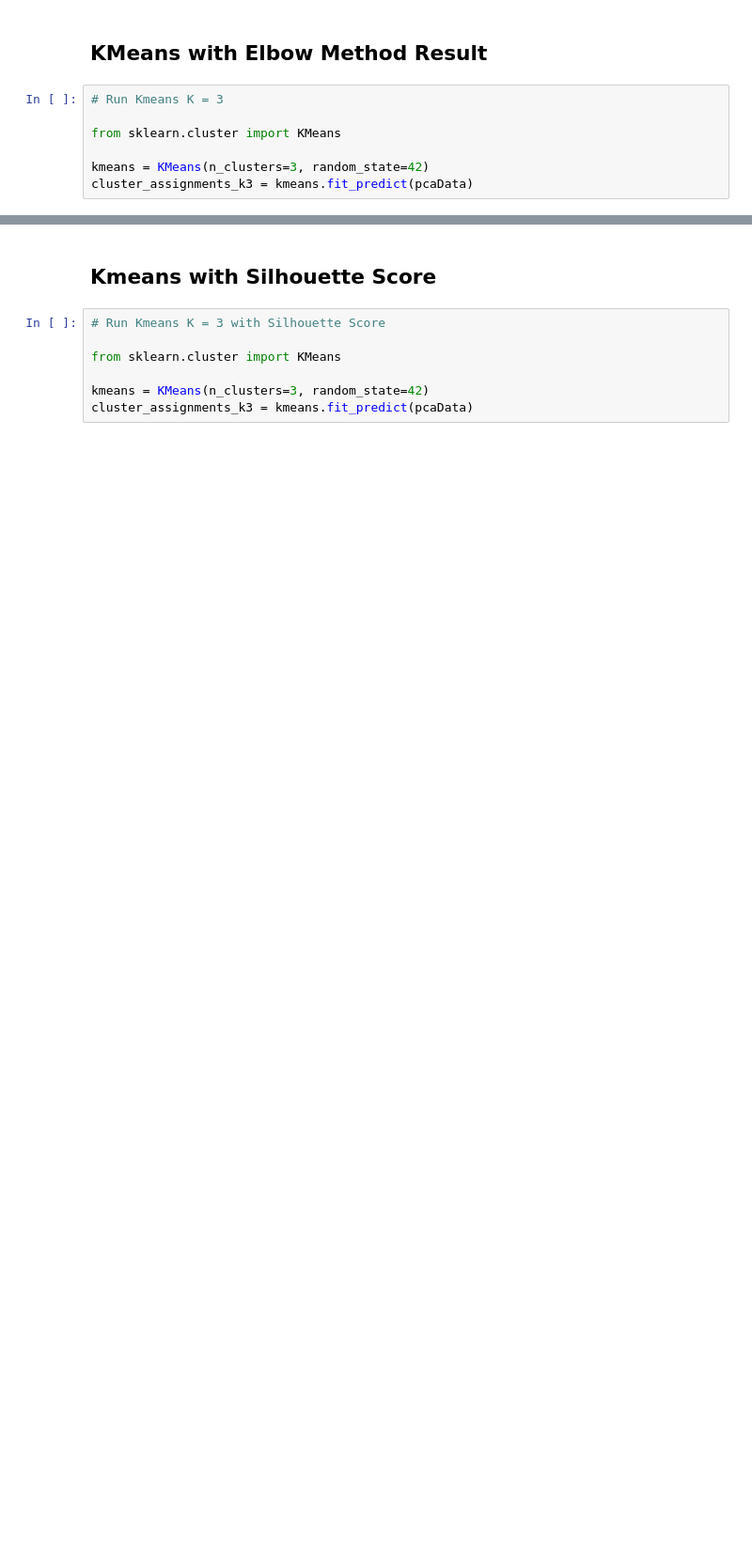
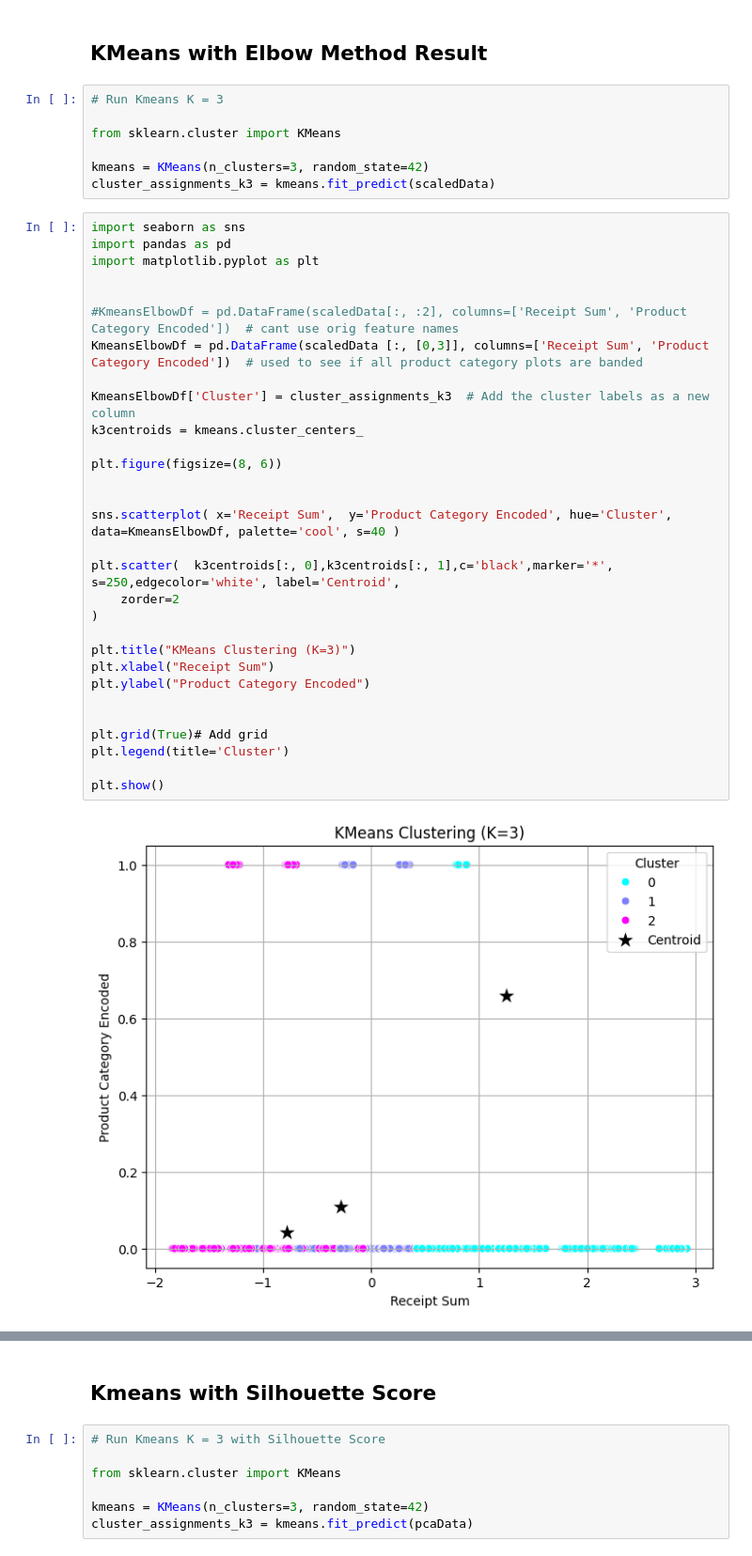
Before and after one commit to Farzins-Lab/Data-Mining-and-Analytics-Final-Project, a Jupyter notebook: Final_Version_Without_PCA_Final_Clustering_Implementations_(7).ipynb, the cells around one changed output, grey strips where cells are left out. Shown at 94% size. Drawn from its saved outputs; the diff is of its cells as text; blank space fills up the shorter version.

```diff
--- a/Final_Version_Without_PCA_Final_Clustering_Implementations_(7).ipynb
+++ b/Final_Version_Without_PCA_Final_Clustering_Implementations_(7).ipynb
@@ -162,4 +172,36 @@ plt.show()
 from sklearn.cluster import KMeans
 
 kmeans = KMeans(n_clusters=3, random_state=42)
-cluster_assignments_k3 = kmeans.fit_predict(pcaData)
+cluster_assignments_k3 = kmeans.fit_predict(scaledData)
+# %%
+import seaborn as sns
+import pandas as pd
+import matplotlib.pyplot as plt
+
+
+#KmeansElbowDf = pd.DataFrame(scaledData[:, :2], columns=['Receipt Sum', 'Product Category Encoded'])  # cant use orig feature names
+KmeansElbowDf = pd.DataFrame(scaledData	[:, [0,3]], columns=['Receipt Sum', 'Product Category Encoded'])  # used to see if all product category plots are banded
+
+KmeansElbowDf['Cluster'] = cluster_assignments_k3  # Add the cluster labels as a new column
+k3centroids = kmeans.cluster_centers_
+
+plt.figure(figsize=(8, 6))
+
+
+sns.scatterplot( x='Receipt Sum',  y='Product Category Encoded', hue='Cluster', data=KmeansElbowDf, palette='cool', s=40 )
+
+plt.scatter(  k3centroids[:, 0],k3centroids[:, 1],c='black',marker='*', s=250,edgecolor='white', label='Centroid',
+    zorder=2
+)
+
+plt.title("KMeans Clustering (K=3)")
+plt.xlabel("Receipt Sum")
+plt.ylabel("Product Category Encoded")
+
+
+plt.grid(True)# Add grid
+plt.legend(title='Cluster')
+
+plt.show()
+# %% [output]
+[figure, added]
```
Also changed, not shown: parts of 8 cells of this notebook.
